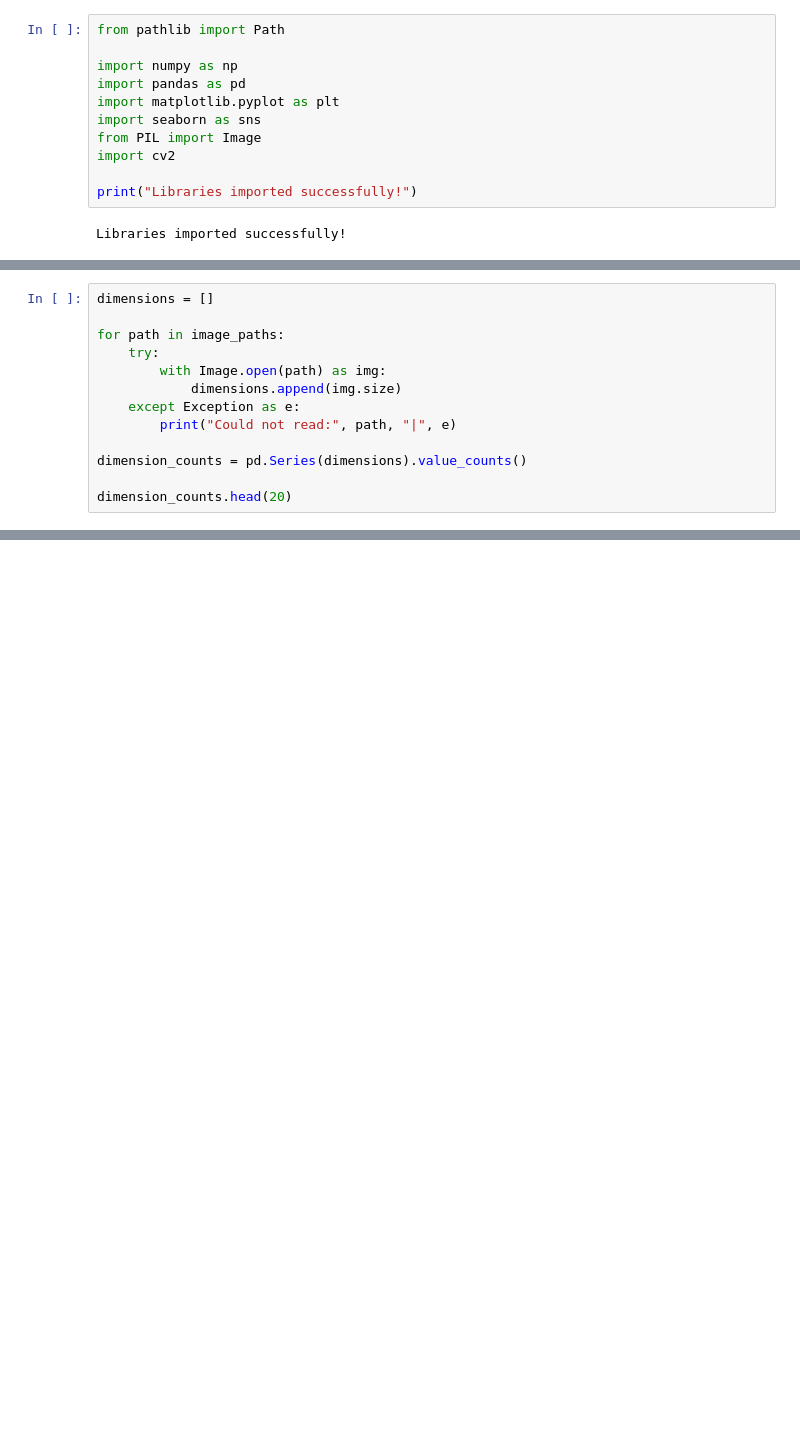
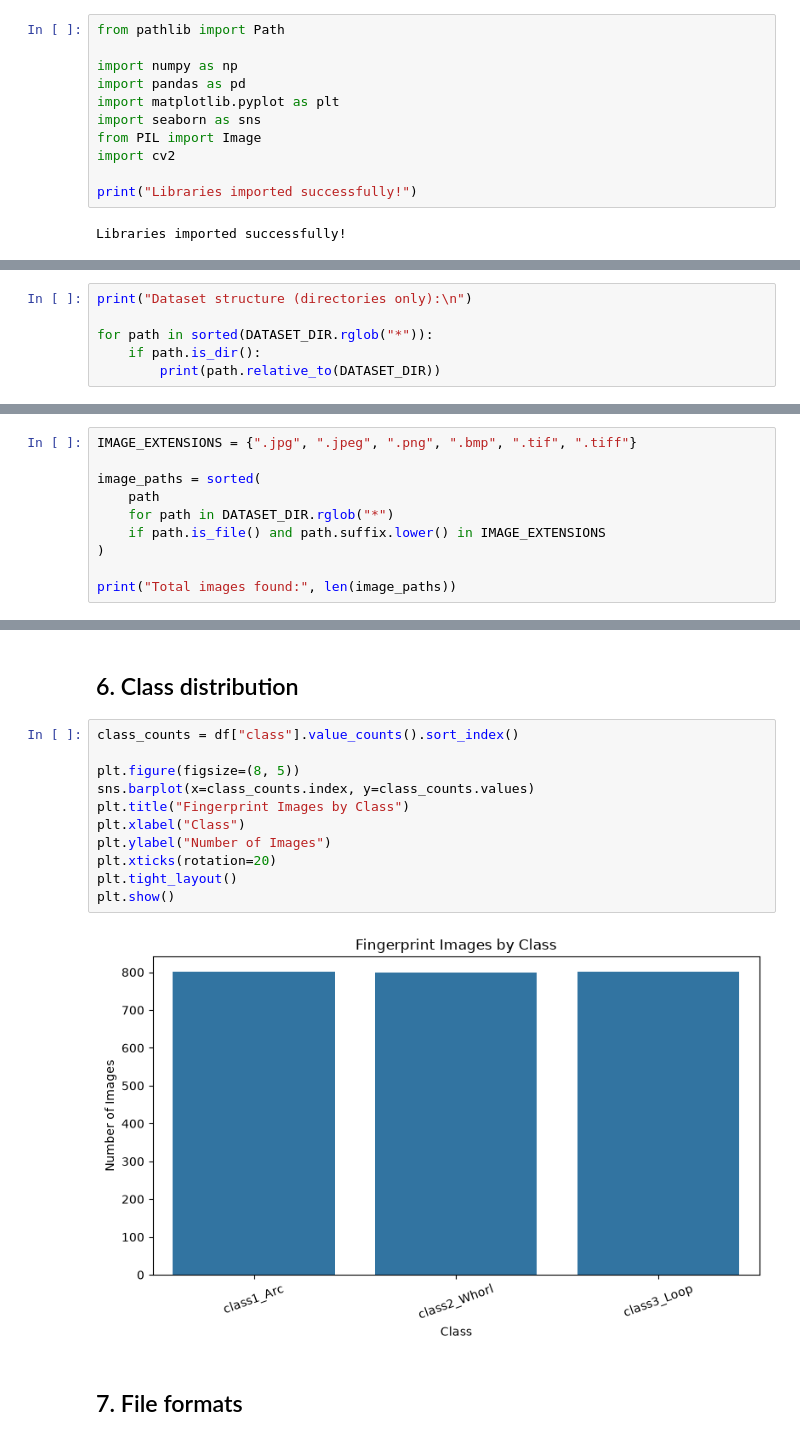
Before and after one commit to Angelinamoses/fingerprint-feature-analyzer, a Jupyter notebook: notebook/01_dataset_eda.ipynb, the cells around one changed output, grey strips where cells are left out. Cells and saved outputs as stored; diff of their text form; blank space fills up the shorter version.

```diff
--- a/notebook/01_dataset_eda.ipynb
+++ b/notebook/01_dataset_eda.ipynb
@@ -191,13 +28,0 @@ plt.show()
-# %%
-dimensions = []
-
-for path in image_paths:
-    try:
-        with Image.open(path) as img:
-            dimensions.append(img.size)
-    except Exception as e:
-        print("Could not read:", path, "|", e)
-
-dimension_counts = pd.Series(dimensions).value_counts()
-
-dimension_counts.head(20)
@@ -269,0 +64,6 @@ summary
+# %%
+print("Dataset structure (directories only):\n")
+
+for path in sorted(DATASET_DIR.rglob("*")):
+    if path.is_dir():
+        print(path.relative_to(DATASET_DIR))
@@ -269,0 +78,10 @@ summary
+# %%
+IMAGE_EXTENSIONS = {".jpg", ".jpeg", ".png", ".bmp", ".tif", ".tiff"}
+
+image_paths = sorted(
+    path
+    for path in DATASET_DIR.rglob("*")
+    if path.is_file() and path.suffix.lower() in IMAGE_EXTENSIONS
+)
+
+print("Total images found:", len(image_paths))
@@ -269,0 +176,17 @@ summary
+# %% [markdown]
+## 6. Class distribution
+# %%
+class_counts = df["class"].value_counts().sort_index()
+
+plt.figure(figsize=(8, 5))
+sns.barplot(x=class_counts.index, y=class_counts.values)
+plt.title("Fingerprint Images by Class")
+plt.xlabel("Class")
+plt.ylabel("Number of Images")
+plt.xticks(rotation=20)
+plt.tight_layout()
+plt.show()
+# %% [output]
+[figure, added]
+# %% [markdown]
+## 7. File formats
```
Also changed, not shown: parts of 44 cells of this notebook.
